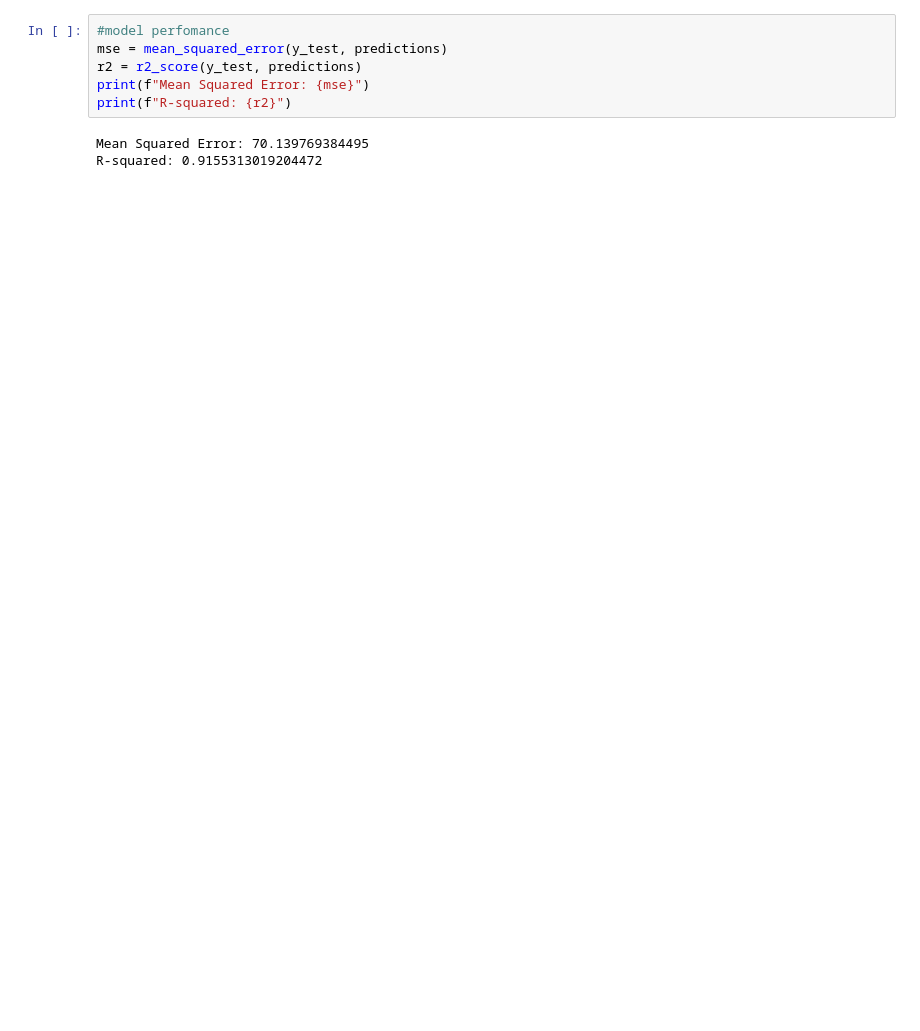
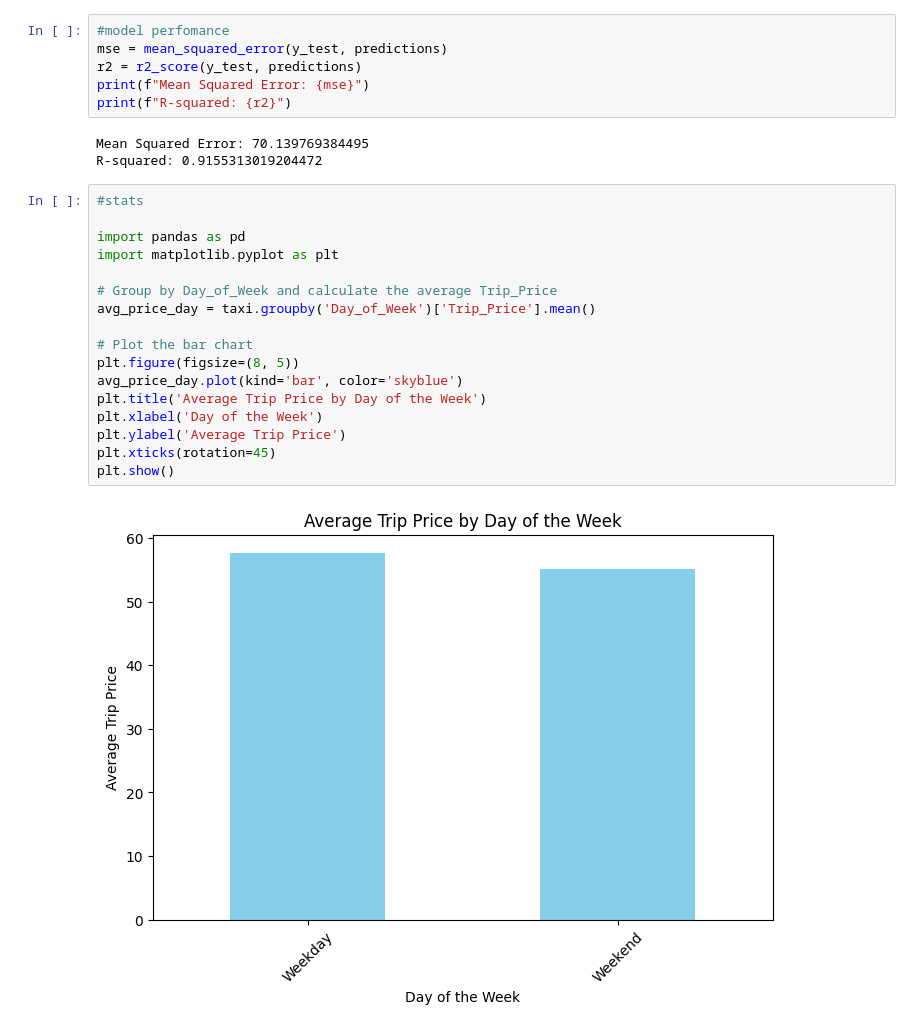
Before and after one commit to MthabisiPatrice/Machine-Learning-, a Jupyter notebook: taxi_hack.ipynb, the cells around one changed output. Cells and saved outputs as stored; diff of their text form; blank space fills up the shorter version.

```diff
--- a/taxi_hack.ipynb
+++ b/taxi_hack.ipynb
@@ -165,3 +216,22 @@ print(f"R-squared: {r2}")
 # %% [output]
 Mean Squared Error: 70.139769384495
 R-squared: 0.9155313019204472
+# %%
+#stats
+
+import pandas as pd
+import matplotlib.pyplot as plt
+
+# Group by Day_of_Week and calculate the average Trip_Price
+avg_price_day = taxi.groupby('Day_of_Week')['Trip_Price'].mean()
+
+# Plot the bar chart
+plt.figure(figsize=(8, 5))
+avg_price_day.plot(kind='bar', color='skyblue')
+plt.title('Average Trip Price by Day of the Week')
+plt.xlabel('Day of the Week')
+plt.ylabel('Average Trip Price')
+plt.xticks(rotation=45)
+plt.show()
+# %% [output]
+[figure, added]
```
Also changed, not shown: parts of 6 cells of this notebook.
